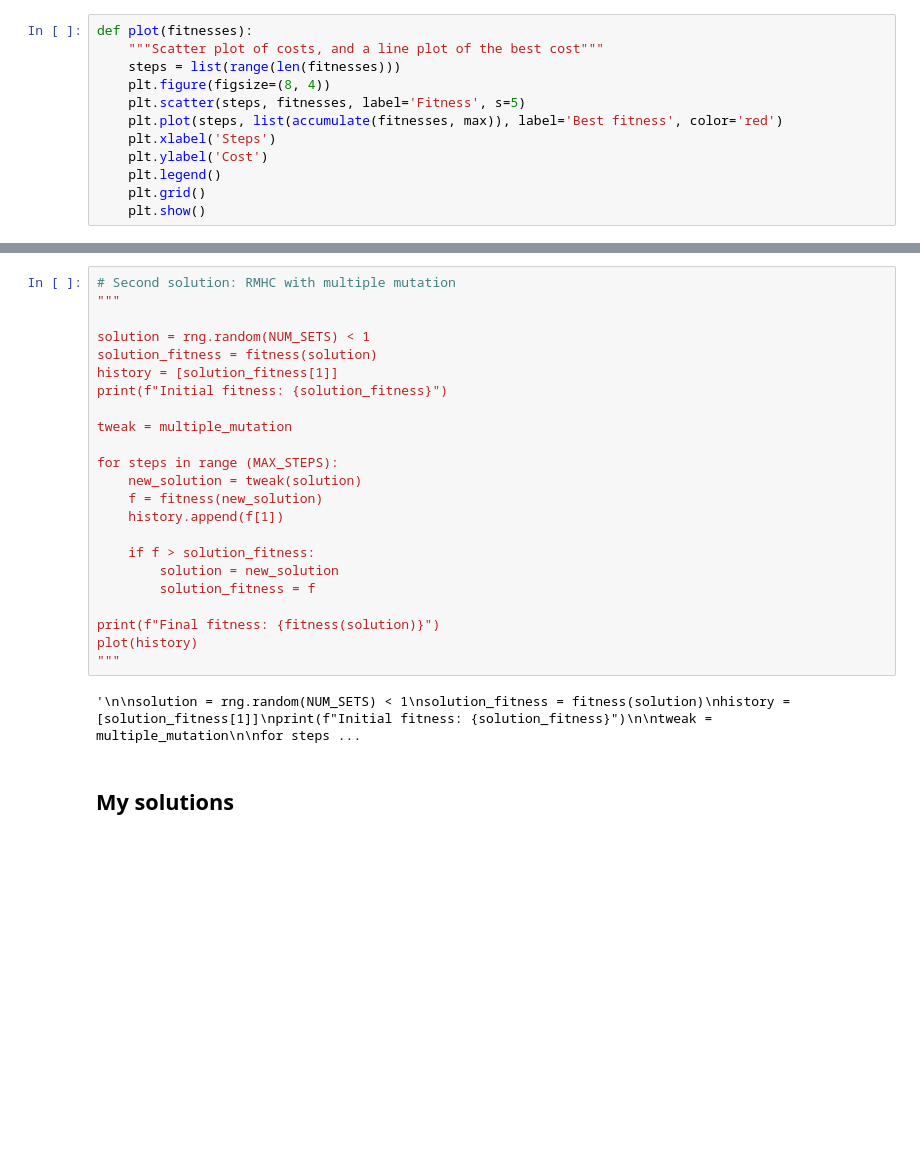
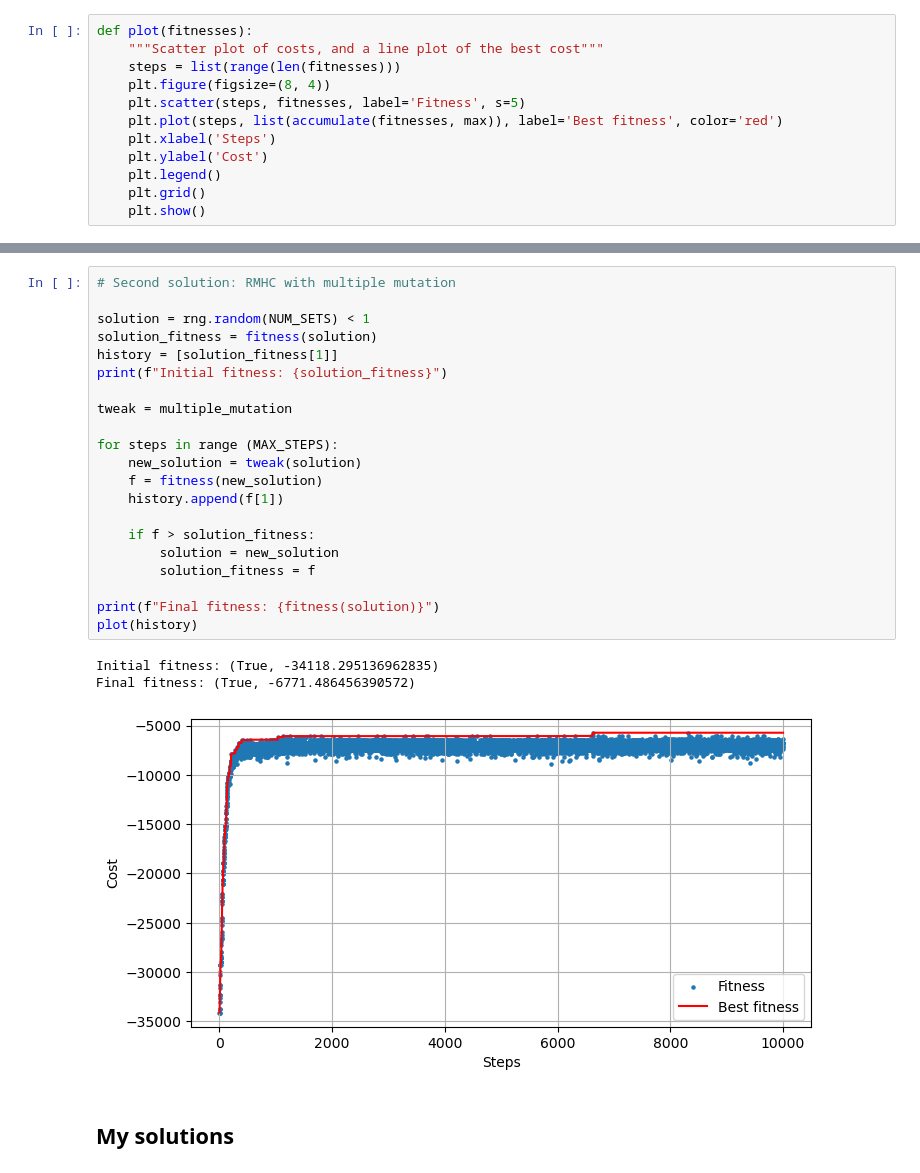
Before and after one commit to GiorgiaModi/CI2024_lab1, a Jupyter notebook: set-cover.ipynb, the cells around one changed output, grey strips where cells are left out. Saved outputs shown, nothing was run; the diff lists cells and outputs as text; blank space fills up the shorter version.

```diff
--- a/set-cover.ipynb
+++ b/set-cover.ipynb
@@ -114,28 +114,28 @@ plot(history)
 # %%
 # Second solution: RMHC with multiple mutation
-"""
 
 solution = rng.random(NUM_SETS) < 1
 solution_fitness = fitness(solution)
 history = [solution_fitness[1]]
 print(f"Initial fitness: {solution_fitness}")
 
 tweak = multiple_mutation
 
 for steps in range (MAX_STEPS):
 	new_solution = tweak(solution)
 	f = fitness(new_solution)
 	history.append(f[1])
 
 	if f > solution_fitness:
 		solution = new_solution
 		solution_fitness = f
 
 print(f"Final fitness: {fitness(solution)}")
 plot(history)
-"""
 # %% [output]
-'\n\nsolution = rng.random(NUM_SETS) < 1\nsolution_fitness = fitness(solution)\nhistory = [solution_fitness[1]]\nprint(f"Initial fitness: {solution_fitness}")\n\ntweak = multiple_mutation\n\nfor steps ...
+Initial fitness: (True, -34118.295136962835)
+Final fitness: (True, -6771.486456390572)
+[figure, added]
 # %% [markdown]
 ## My solutions
 # %% [markdown]
```
Also changed, not shown: parts of 5 cells of this notebook.
